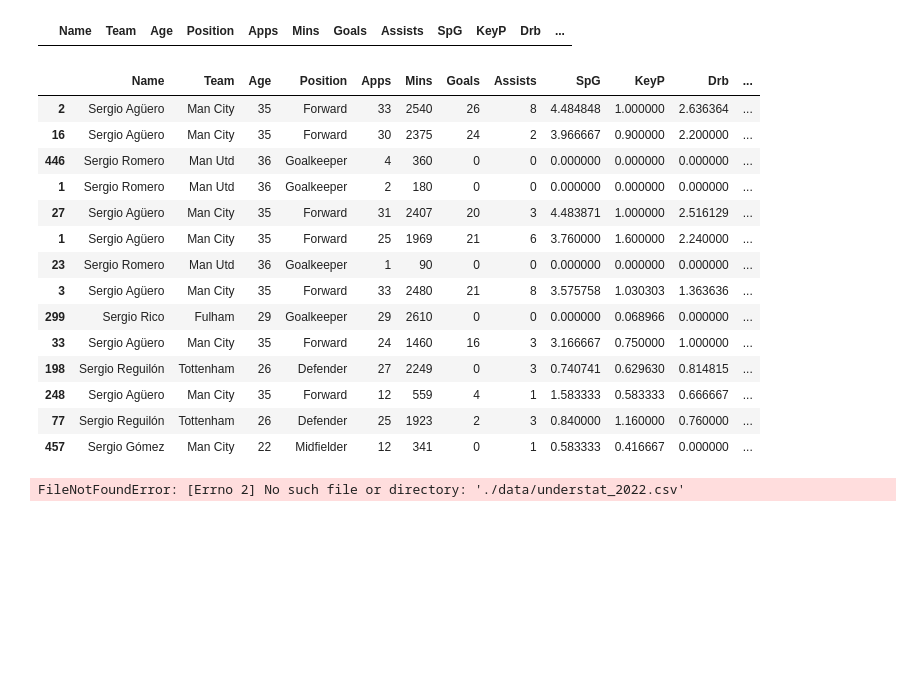
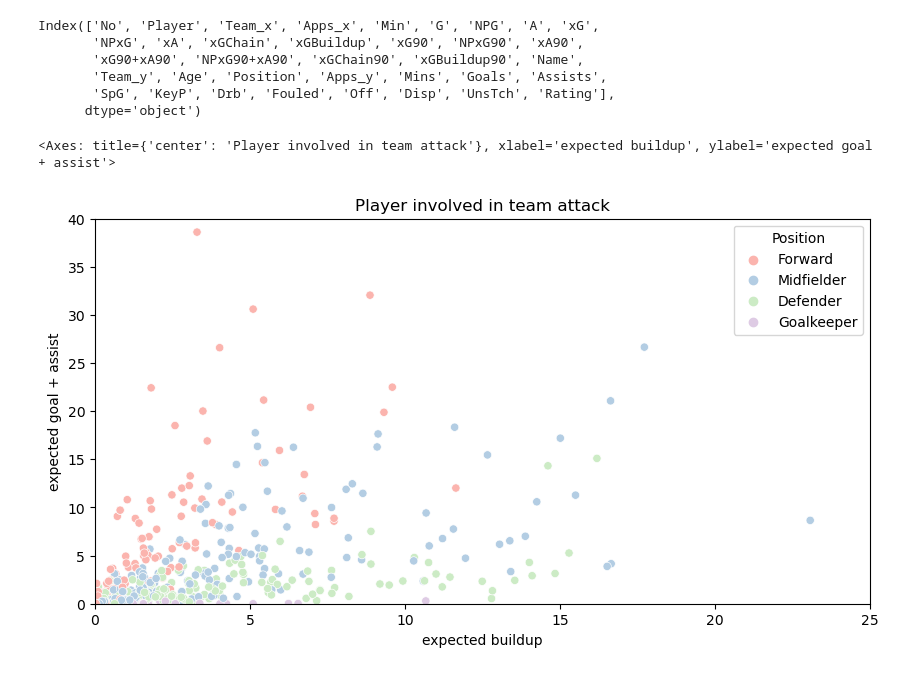
Before and after one commit to LEEINSEO-0118/EPL_EDA_Project, a Jupyter notebook: stat_salary.ipynb, the cells around one changed output. Drawn from its saved outputs; the diff is of its cells as text; code cells hidden in the pictures; blank space fills up the shorter version.

```diff
--- a/stat_salary.ipynb
+++ b/stat_salary.ipynb
@@ -40,22 +8,0 @@ array(['Forward', 'Midfielder', 'Defender', 'Goalkeeper'], dtype=object)
-# %%
-data[data['Position'].str.contains('DMC')].head(10)
-# %% [output]
-|  | Name | Team | Age | Position | Apps | Mins | Goals | Assists | SpG | KeyP | Drb | ... |
-# %%
-data[data['Name'].str.contains('Sergio')]
-# %% [output]
-|  | Name | Team | Age | Position | Apps | Mins | Goals | Assists | SpG | KeyP | Drb | ... |
-| 2 | Sergio Agüero | Man City | 35 | Forward | 33 | 2540 | 26 | 8 | 4.484848 | 1.000000 | 2.636364 | ... |
-| 16 | Sergio Agüero | Man City | 35 | Forward | 30 | 2375 | 24 | 2 | 3.966667 | 0.900000 | 2.200000 | ... |
-| 446 | Sergio Romero | Man Utd | 36 | Goalkeeper | 4 | 360 | 0 | 0 | 0.000000 | 0.000000 | 0.000000 | ... |
-| 1 | Sergio Romero | Man Utd | 36 | Goalkeeper | 2 | 180 | 0 | 0 | 0.000000 | 0.000000 | 0.000000 | ... |
-| 27 | Sergio Agüero | Man City | 35 | Forward | 31 | 2407 | 20 | 3 | 4.483871 | 1.000000 | 2.516129 | ... |
-| 1 | Sergio Agüero | Man City | 35 | Forward | 25 | 1969 | 21 | 6 | 3.760000 | 1.600000 | 2.240000 | ... |
-| 23 | Sergio Romero | Man Utd | 36 | Goalkeeper | 1 | 90 | 0 | 0 | 0.000000 | 0.000000 | 0.000000 | ... |
-| 3 | Sergio Agüero | Man City | 35 | Forward | 33 | 2480 | 21 | 8 | 3.575758 | 1.030303 | 1.363636 | ... |
-| 299 | Sergio Rico | Fulham | 29 | Goalkeeper | 29 | 2610 | 0 | 0 | 0.000000 | 0.068966 | 0.000000 | ... |
-| 33 | Sergio Agüero | Man City | 35 | Forward | 24 | 1460 | 16 | 3 | 3.166667 | 0.750000 | 1.000000 | ... |
-| 198 | Sergio Reguilón | Tottenham | 26 | Defender | 27 | 2249 | 0 | 3 | 0.740741 | 0.629630 | 0.814815 | ... |
-| 248 | Sergio Agüero | Man City | 35 | Forward | 12 | 559 | 4 | 1 | 1.583333 | 0.583333 | 0.666667 | ... |
-| 77 | Sergio Reguilón | Tottenham | 26 | Defender | 25 | 1923 | 2 | 3 | 0.840000 | 1.160000 | 0.760000 | ... |
-| 457 | Sergio Gómez | Man City | 22 | Midfielder | 12 | 341 | 0 | 1 | 0.583333 | 0.416667 | 0.000000 | ... |
@@ -70,27 +9,25 @@ for file in tqdm(data_list):
 # %%
-df1 = pd.read_csv('./data/understat_2022.csv',  encoding='utf-8')
-df2 = pd.read_csv('./data/1xbet_offensive_2022.csv',  encoding='utf-8')
+df1 = pd.read_csv('./data/origin/understat_2022.csv',  encoding='utf-8')
+df2 = pd.read_csv('./data/origin/1xbet_offensive_2022.csv',  encoding='utf-8')
 
 df = pd.merge(df1, df2, left_on = 'Player', right_on = 'Name')
 df.columns
 # %% [output]
-FileNotFoundError: [Errno 2] No such file or directory: './data/understat_2022.csv'
+Index(['No', 'Player', 'Team_x', 'Apps_x', 'Min', 'G', 'NPG', 'A', 'xG',
+       'NPxG', 'xA', 'xGChain', 'xGBuildup', 'xG90', 'NPxG90', 'xA90',
+       'xG90+xA90', 'NPxG90+xA90', 'xGChain90', 'xGBuildup90', 'Name',
+       'Team_y', 'Age', 'Position', 'Apps_y', 'Mins', 'Goals', 'Assists',
+       'SpG', 'KeyP', 'Drb', 'Fouled', 'Off', 'Disp', 'UnsTch', 'Rating'],
+      dtype='object')
 # %%
 df['xG + xA'] = df['xG'] + df['xA']
 # %%
-plt.figuresize = (35, 25)
+plt.figure(figsize = (10, 5))
 plt.xlabel('expected buildup')
 plt.ylabel('expected goal + assist')
 plt.title('Player involved in team attack')
 plt.axis([0, 25, 0, 40])
 sns.scatterplot(data = df, x = 'xGBuildup', y = 'xG + xA', hue = 'Position', palette = 'Pastel1')
-
-for i in range(len(df)): # 행 개수만큼 순회
-    row = df.iloc[i] # 한 행씩 꺼내기
-    name = row['Player'] # 이름이 저장된 열
-    x =  # x좌표가 저장된 열
-    y = row['y'] # y좌표가 저장된 열
-
-    ### 레이블 꾸미기 예시 ###
-#     if name not in ['CC', 'EE']: # CC, EE는 제외
-    plt.text(x + 0.02, y + 0.02, name, color = 'b', fontsize = 12) # x, y좌표 및 색깔, 글자 크기 수정
+# %% [output]
+<Axes: title={'center': 'Player involved in team attack'}, xlabel='expected buildup', ylabel='expected goal + assist'>
+[figure, added]
```
Also changed, not shown: parts of 28 cells of this notebook, 22 other files.
